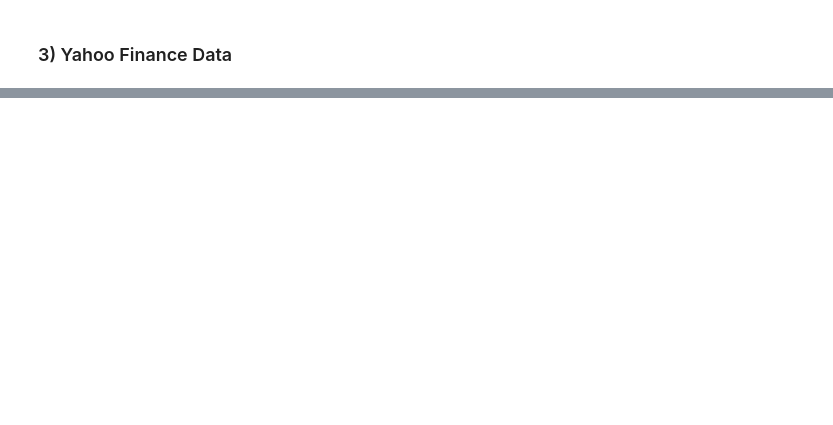
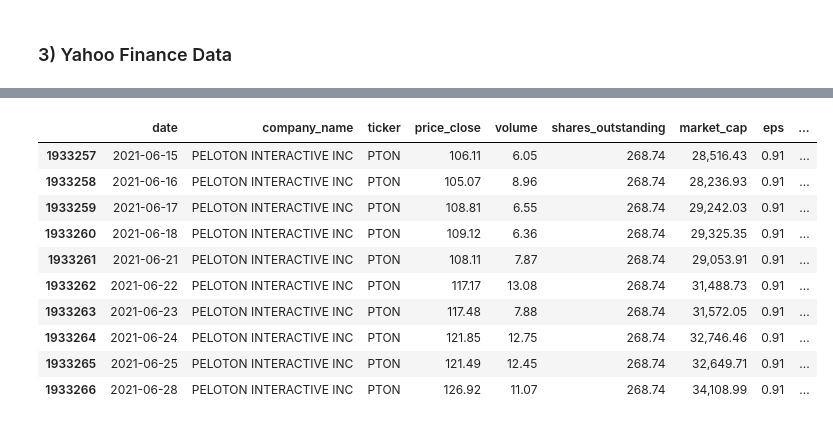
Before and after one commit to tomasromeiro/long_short_trading_nn_UCL, a Jupyter notebook: data.ipynb, the cells around one changed output, grey strips where cells are left out. Cells and saved outputs as stored; diff of their text form; code cells hidden in the pictures; blank space fills up the shorter version.

Commit message:
Made progress on building the final dataset

```diff
--- a/data.ipynb
+++ b/data.ipynb
@@ -120,5 +121,0 @@ Investigate DataFrame
-# %%
-# Show DataFrame
-short_interest_df = short_interest_df.sort_values(by=['settlementDate', 'symbolCode'], ascending=[True, True])
-#short_interest_df = short_interest_df[(short_interest_df['symbolCode'] == 'PTON') & (short_interest_df['settlementDate'].str.startswith('2024'))]
-short_interest_df.head(10)
@@ -219,6 +274,6 @@ daily_stock_data_df.to_csv(output_file, index=False)
 # Define the directory containing the CSV files
 directory = 'data/wrds_stock_daily_data'
 
-# Open the collated file in a DataFrame for viewing
-daily_stock_data_df = os.path.join(directory, 'wrds_stock_daily_data.csv')
-daily_stock_data_df = pd.read_csv(daily_stock_data_df)
+# Open the file in a DataFrame for viewing
+daily_stock_data_file = os.path.join(directory, 'wrds_stock_daily_data.csv')
+daily_stock_data_df = pd.read_csv(daily_stock_data_file)
@@ -334,0 +347,7 @@ sp500_data
+# %%
+# Define the directory containing the CSV files
+directory = 'data/yahoo_finance_sp500_vix_data'
+
+# Open the collated file in a DataFrame for viewing
+sp500_vix_data_file = os.path.join(directory, 'yahoo_finance_sp500_vix_data.csv')
+sp500_vix_data_df = pd.read_csv(sp500_vix_data_file)
@@ -334,0 +358,22 @@ sp500_data
+# %%
+# Renaming columns used as join criteria between datasets
+daily_stock_data_df.rename(columns={"datadate": "date"}, inplace=True)
+sp500_vix_data_df.rename(columns={"Date": "date"}, inplace=True)
+short_interest_df.rename(columns={"settlementDate": "date"}, inplace=True)
+short_interest_df.rename(columns={"symbolCode": "ticker"}, inplace=True)
+
+# Merge stock data and index data on date
+merged_df = pd.merge(daily_stock_data_df, sp500_vix_data_df, on="date", how="left")
+
+# Merge ticker-level data (on date + ticker)
+merged_df = pd.merge(merged_df, quartely_company_fundamentals_df, on=["date", "ticker"], how="left")
+merged_df = pd.merge(merged_df, short_interest_df, on=["date", "ticker"], how="left")
+
+# Sort by date and ticker
+merged_df = merged_df.sort_values(by=["date", "ticker"]).reset_index(drop=True)
+
+# Forward fill ticker-specific, point-in-time values (e.g. short interest, quarterly gross profit, etc.)
+ticker_cols = list(merged_df.columns)
+ticker_cols.remove("date")  # Exclude date column from filling
+ticker_cols.remove("ticker")  # Exclude ticker column from filling
+merged_df[ticker_cols] = merged_df.groupby("ticker")[ticker_cols].ffill()
@@ -334,0 +433,16 @@ sp500_data
+# %%
+#merged_df.describe()
+merged_df[merged_df['ticker'] == 'PTON'].sort_values(by=["date"]).head(10)
+#len(merged_df['ticker'].unique().tolist())
+# %% [output]
+|  | date | company_name | ticker | price_close | volume | shares_outstanding | market_cap | eps | ... |
+| 1933257 | 2021-06-15 | PELOTON INTERACTIVE INC | PTON | 106.11 | 6.05 | 268.74 | 28,516.43 | 0.91 | ... |
+| 1933258 | 2021-06-16 | PELOTON INTERACTIVE INC | PTON | 105.07 | 8.96 | 268.74 | 28,236.93 | 0.91 | ... |
+| 1933259 | 2021-06-17 | PELOTON INTERACTIVE INC | PTON | 108.81 | 6.55 | 268.74 | 29,242.03 | 0.91 | ... |
+| 1933260 | 2021-06-18 | PELOTON INTERACTIVE INC | PTON | 109.12 | 6.36 | 268.74 | 29,325.35 | 0.91 | ... |
+| 1933261 | 2021-06-21 | PELOTON INTERACTIVE INC | PTON | 108.11 | 7.87 | 268.74 | 29,053.91 | 0.91 | ... |
+| 1933262 | 2021-06-22 | PELOTON INTERACTIVE INC | PTON | 117.17 | 13.08 | 268.74 | 31,488.73 | 0.91 | ... |
+| 1933263 | 2021-06-23 | PELOTON INTERACTIVE INC | PTON | 117.48 | 7.88 | 268.74 | 31,572.05 | 0.91 | ... |
+| 1933264 | 2021-06-24 | PELOTON INTERACTIVE INC | PTON | 121.85 | 12.75 | 268.74 | 32,746.46 | 0.91 | ... |
+| 1933265 | 2021-06-25 | PELOTON INTERACTIVE INC | PTON | 121.49 | 12.45 | 268.74 | 32,649.71 | 0.91 | ... |
+| 1933266 | 2021-06-28 | PELOTON INTERACTIVE INC | PTON | 126.92 | 11.07 | 268.74 | 34,108.99 | 0.91 | ... |
```
Also changed, not shown: parts of 46 cells of this notebook, 11 other files.
